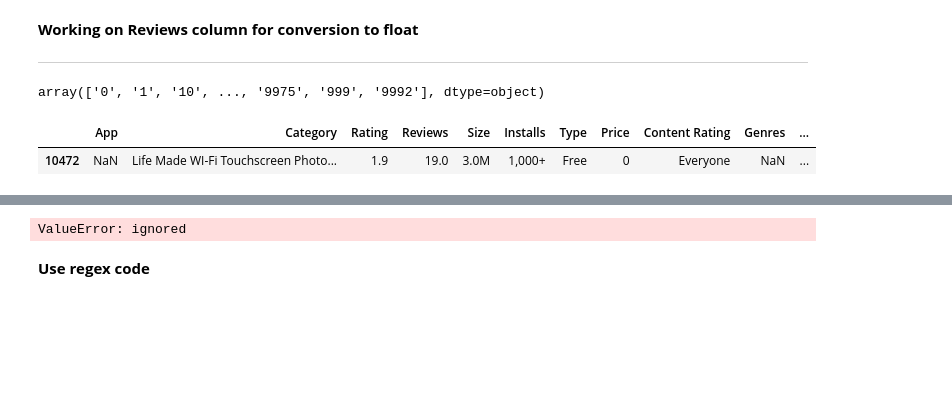
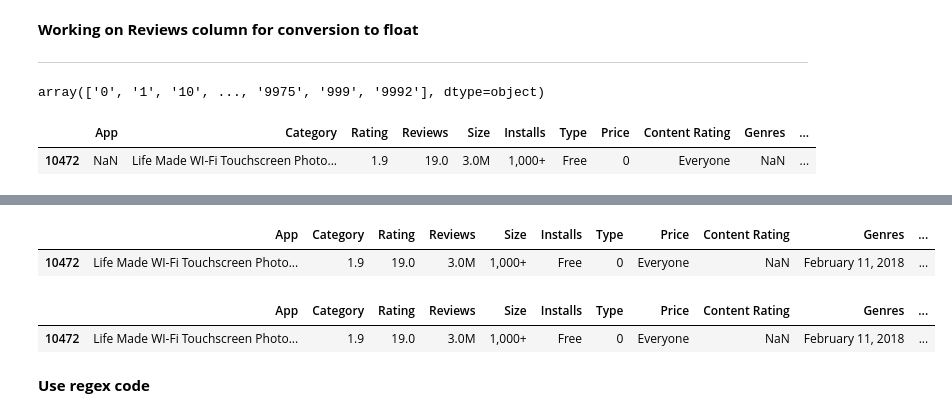
Before and after one commit to amolsapkal16/EDA_Play-store-analysis, a Jupyter notebook: Play_Store_App_Review_Analysis_Amol_Sapkal_Capstone_Project.ipynb, the cells around one changed output, grey strips where cells are left out. Drawn from its saved outputs; the diff is of its cells as text; code cells hidden in the pictures; blank space fills up the shorter version.

```diff
--- a/Play_Store_App_Review_Analysis_Amol_Sapkal_Capstone_Project.ipynb
+++ b/Play_Store_App_Review_Analysis_Amol_Sapkal_Capstone_Project.ipynb
@@ -200,8 +193,18 @@ Play_store_data3
+# %%
+Play_store_data5 = Play_store_data4.loc[Play_store_data4['App'] == 'Life Made WI-Fi Touchscreen Photo Frame']
+Play_store_data5
+# %% [output]
+|  | App | Category | Rating | Reviews | Size | Installs | Type | Price | Content Rating | Genres | ... |
+| 10472 | Life Made WI-Fi Touchscreen Photo... | 1.9 | 19.0 | 3.0M | 1,000+ | Free | 0 | Everyone | NaN | February 11, 2018 | ... |
 # %%
-Play_store_data2['Reviews'] = Play_store_data2['Reviews'].str.replace(',','')
-Play_store_data2['Reviews'] = pd.to_numeric(Play_store_data2['Reviews'])
+Play_store_data4['Reviews'] = Play_store_data4['Reviews'].str.replace(',','')
+Play_store_data4['Reviews'] = pd.to_numeric(Play_store_data4['Reviews'])
-# %% [output]
-ValueError: ignored
+# %%
+Play_store_data3 = Play_store_data4.loc[Play_store_data4['Reviews'] == '3.0M']
+Play_store_data3
+# %% [output]
+|  | App | Category | Rating | Reviews | Size | Installs | Type | Price | Content Rating | Genres | ... |
+| 10472 | Life Made WI-Fi Touchscreen Photo... | 1.9 | 19.0 | 3.0M | 1,000+ | Free | 0 | Everyone | NaN | February 11, 2018 | ... |
 # %% [markdown]
 **Use regex code**
 # %%
```
Also changed, not shown: parts of 41 cells of this notebook.
